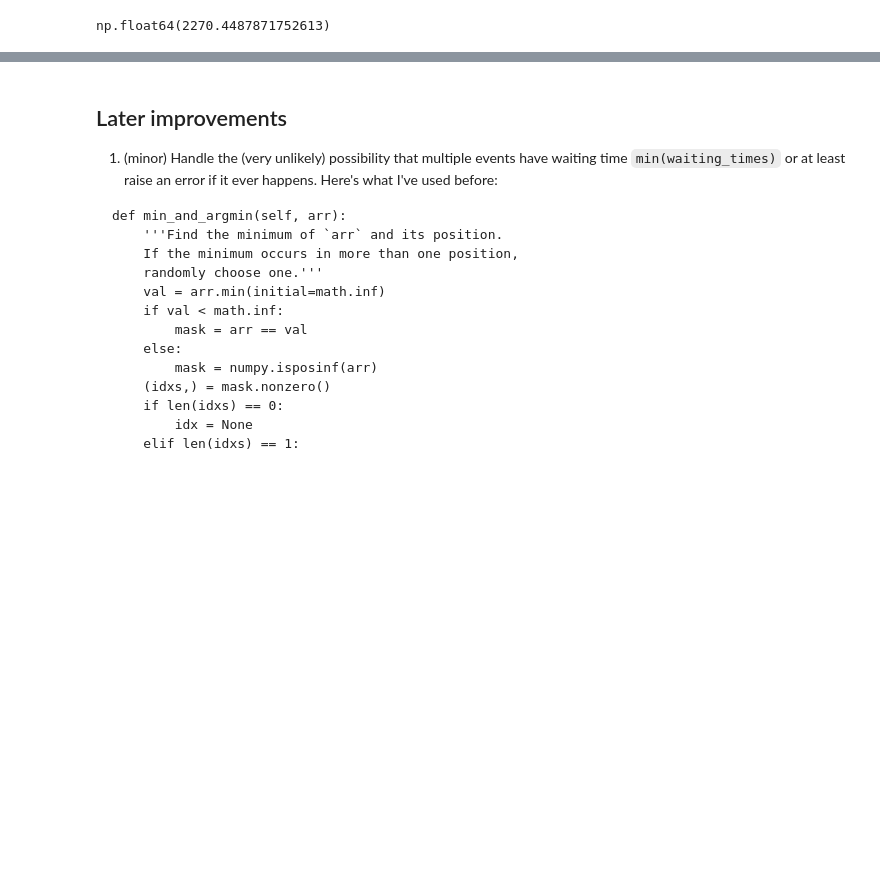
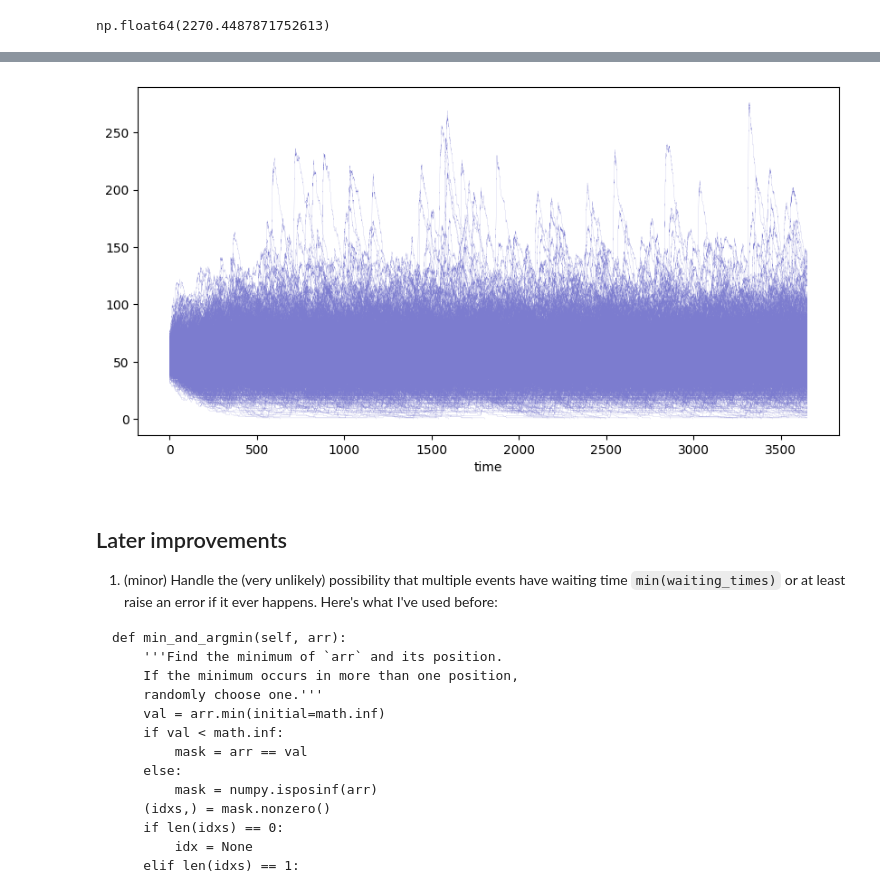
Before and after one commit to saracarp/buffalo_fmdv, a Jupyter notebook: fmdv_stochastic_model/FMDV_stochastic_model.ipynb, the cells around one changed output, grey strips where cells are left out. Cells and saved outputs as stored; diff of their text form; code cells hidden in the pictures; blank space fills up the shorter version.

```diff
--- a/fmdv_stochastic_model/FMDV_stochastic_model.ipynb
+++ b/fmdv_stochastic_model/FMDV_stochastic_model.ipynb
@@ -974,3 +1000,11 @@ np.float64(2270.4487871752613)
+# %%
+fig, ax = plt.subplots(figsize=(10, 5))
+
+for i in range(0,1000):
+    reps_sat3[i]['total_infected'] = reps_sat3[i]['infectious'] + reps_sat3[i]['carrier']
+    reps_sat3[i]['total_infected'].plot(ax=ax, color = '#7c7ccf', alpha = 1, lw = 0.1)
+# %% [output]
+[figure, added]
 # %% [markdown]
 ## Later improvements
 
```
Also changed, not shown: parts of 3 cells of this notebook.
